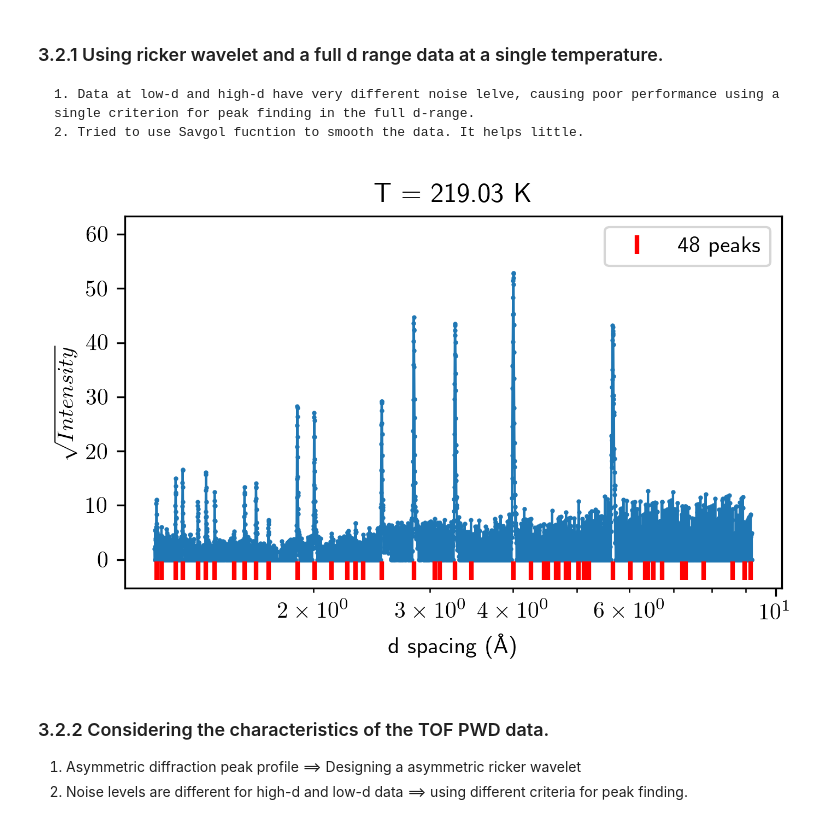
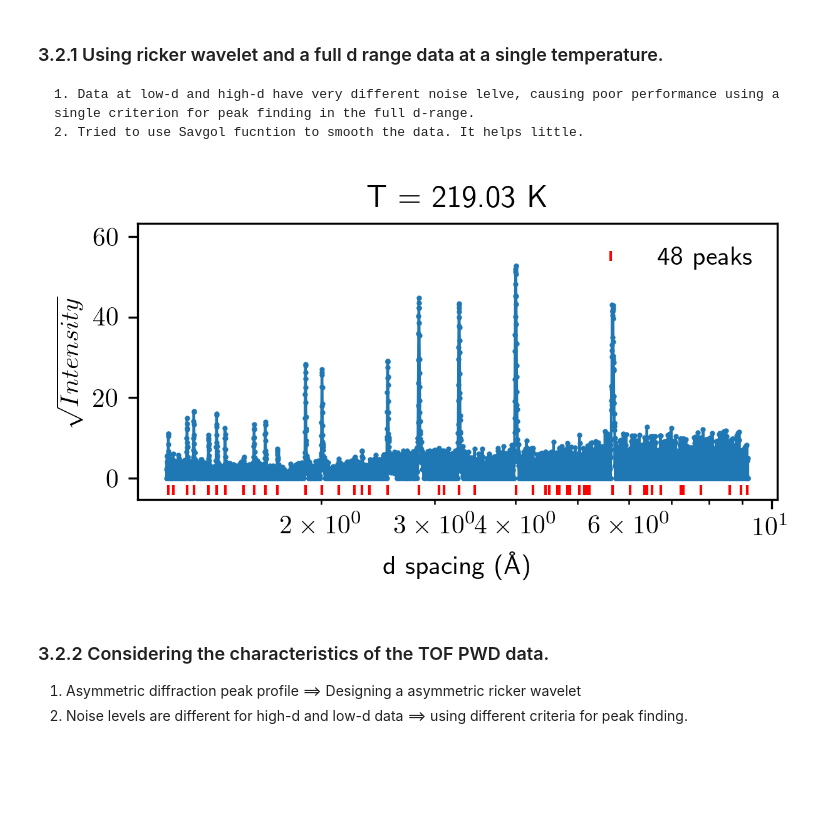
Before and after one commit to yaohualiu/NPD, a Jupyter notebook: NPD_Q3.ipynb, the cells around one changed output. Saved outputs shown, nothing was run; the diff lists cells and outputs as text; code cells hidden in the pictures; blank space fills up the shorter version.

```diff
--- a/NPD_Q3.ipynb
+++ b/NPD_Q3.ipynb
@@ -227,7 +272,7 @@ print('rough estimateion of background level ', bkg_val)
 bkg = pnt_weight[pnt_weight < bkg_val]
 
 # using eps = 1.1 to including 13 neighbors.
-n_cutoff = np.round(13 * (bkg_val + bkg.std() * 2))
+n_cutoff = np.round(13 * (bkg_val + bkg.std() * 1.5))
 db = DBSCAN(eps=1.1, min_samples=n_cutoff, n_jobs=-1).fit(pnt_loc, sample_weight = pnt_weight)
 print("number of cutoff %5.2e; number ofclusters, %d, including bkg" %(n_cutoff, len(set(db.labels_))))
 
@@ -279,7 +326,7 @@ def plot_peakloc(intsymap, pars, bin_cs, peakloc, par_val=0, outputfilename = ""
 
     plt.semilogx(bin_cs, data_sqrt, '.-', markersize=2, lw=1)
     npeaks = len(peakloc)
-    plt.semilogx(peakloc, np.full(npeaks, -2), '|', mfc=None, mec='r', mew=2, ms=8,
+    plt.semilogx(peakloc, np.full(npeaks, -3), '|', mfc=None, mec='r', mew=1, ms=4,
                     label='%d peaks' % (len(peakloc)))
 
     plt.ylim(-ylims*0.1, ylims*1.2)
@@ -287,7 +334,7 @@ def plot_peakloc(intsymap, pars, bin_cs, peakloc, par_val=0, outputfilename = ""
     plt.title(title_)
     plt.xlabel('d spacing (\AA)')
     plt.ylabel('\sqrt{Intensity}')
-    plt.legend()
+    plt.legend(frameon=False)
     plt.tight_layout()
     if len(outputfilename) > 0:
         plt.savefig(outputfilename)
@@ -307,20 +354,20 @@ def plot_peakloc_indx(intsymap, pars, bin_cs, peakind, par_val=0, outputfilename
 # %%
 temp = 220
 data = intsy[(abs(temps-temp)).argmin()].flatten()
 
 wws = np.arange(3, 16)
 minlength = round(wws.size /4)
 wws, wws.size, minlength
 SNr = 1.5
 peakind = find_peaks_cwt(data, wws, min_snr=SNr,
                          min_length=minlength, noise_perc=10)
 
-figsize(4.8, 3.2)
+figsize(4.2, 2.4)
 filename = "Q3/Figs/peakfinding_ricker_%dK.png" %temp
 plot_peakloc_indx(intsy_rmbkg, temps, dd_cs, peakind, par_val=temp,
                   outputfilename = filename)
 # %% [output]
-[figure, old version]
+[figure, new version]
 # %% [markdown]
 ### 3.2.2 Considering the characteristics of the TOF PWD data.
 
```
Also changed, not shown: parts of 15 cells of this notebook.
